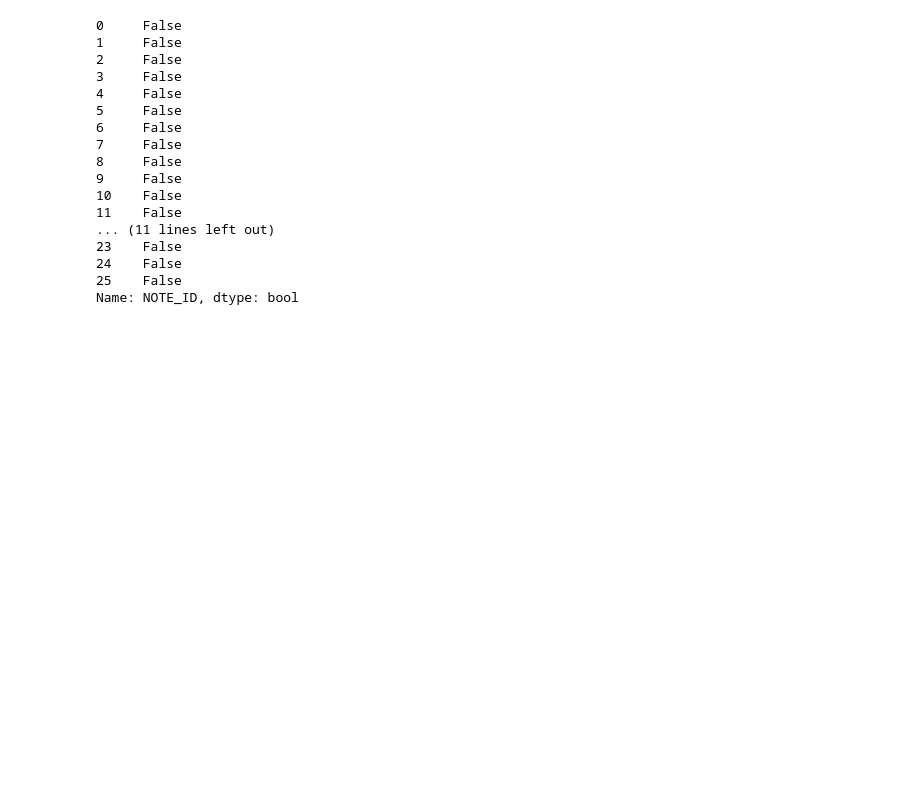
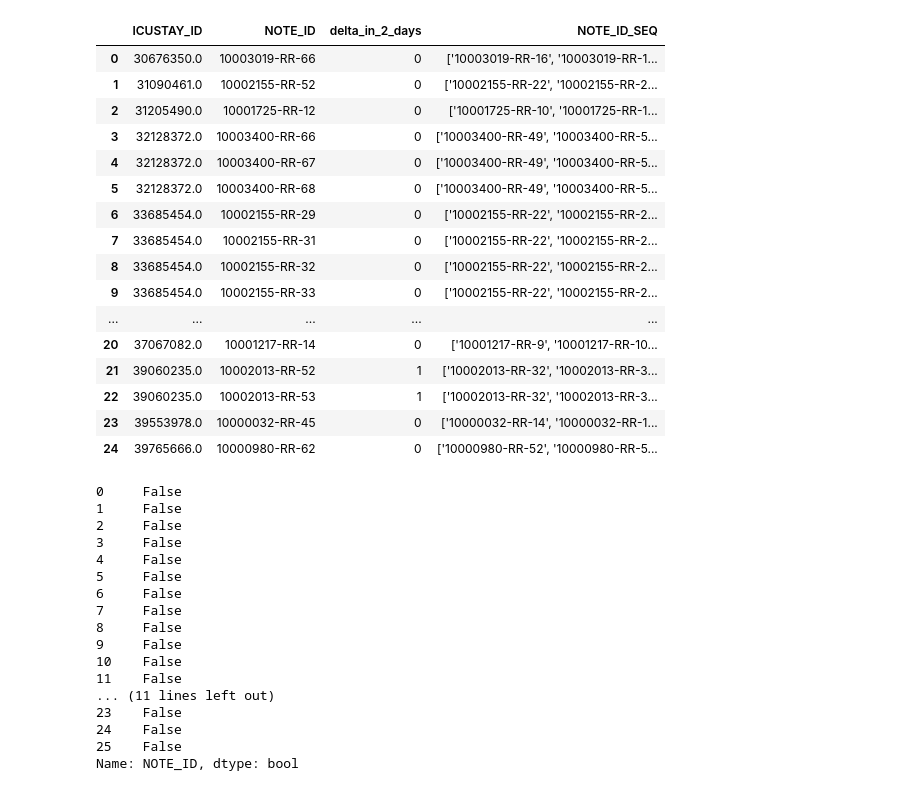
Before and after one commit to BoXHED/BoxHED2.0_Fuse, a Jupyter notebook: src/viewer2.ipynb, the cells around one changed output. Drawn from its saved outputs; the diff is of its cells as text; code cells hidden in the pictures; blank space fills up the shorter version.

```diff
--- a/src/viewer2.ipynb
+++ b/src/viewer2.ipynb
@@ -5,6 +5,34 @@ pd.set_option('display.max_rows', 200)
 pd.set_option('display.max_columns', None)
 pd.set_option('display.max_colwidth', None)  # Display full column width
 from helpers import convert_to_list
+train_og = '/home/ugrads/a/aa_ron_su/BoXHED_Fuse/JSS_SUBMISSION_NEW/data/till_end_mimic_iv_extra_features_train.csv'
+# train_og=pd.read_csv(train_og)
 
-train_path = '/home/ugrads/a/aa_ron_su/BoXHED_Fuse/JSS_SUBMISSION_NEW/data/till_end_mimic_iv_extra_features_train.csv'
-train = pd.read_csv(train_path)
+train_path = '/home/ugrads/a/aa_ron_su/BoXHED_Fuse/JSS_SUBMISSION_NEW/data/till_end_mimic_iv_extra_features_train_NOTE_rad_all.csv'
+test_path = '/home/ugrads/a/aa_ron_su/BoXHED_Fuse/JSS_SUBMISSION_NEW/data/till_end_mimic_iv_extra_features_test_NOTE_rad_all.csv'
+
+train_target_path = '/home/ugrads/a/aa_ron_su/BoXHED_Fuse/JSS_SUBMISSION_NEW/data/targets/testing/till_end_mimic_iv_extra_features_train_NOTE_TARGET_2_rad_all.csv'
+# train = pd.read_csv(train_path)
+# test = pd.read_csv(test_path)
+
+train_target = pd.read_csv(train_target_path)
+# %%
+train_target
+# %% [output]
+|  | ICUSTAY_ID | NOTE_ID | delta_in_2_days | NOTE_ID_SEQ |
+| 0 | 30676350.0 | 10003019-RR-66 | 0 | ['10003019-RR-16', '10003019-RR-1... |
+| 1 | 31090461.0 | 10002155-RR-52 | 0 | ['10002155-RR-22', '10002155-RR-2... |
+| 2 | 31205490.0 | 10001725-RR-12 | 0 | ['10001725-RR-10', '10001725-RR-1... |
+| 3 | 32128372.0 | 10003400-RR-66 | 0 | ['10003400-RR-49', '10003400-RR-5... |
+| 4 | 32128372.0 | 10003400-RR-67 | 0 | ['10003400-RR-49', '10003400-RR-5... |
+| 5 | 32128372.0 | 10003400-RR-68 | 0 | ['10003400-RR-49', '10003400-RR-5... |
+| 6 | 33685454.0 | 10002155-RR-29 | 0 | ['10002155-RR-22', '10002155-RR-2... |
+| 7 | 33685454.0 | 10002155-RR-31 | 0 | ['10002155-RR-22', '10002155-RR-2... |
+| 8 | 33685454.0 | 10002155-RR-32 | 0 | ['10002155-RR-22', '10002155-RR-2... |
+| 9 | 33685454.0 | 10002155-RR-33 | 0 | ['10002155-RR-22', '10002155-RR-2... |
+| ... | ... | ... | ... | ... |
+| 20 | 37067082.0 | 10001217-RR-14 | 0 | ['10001217-RR-9', '10001217-RR-10... |
+| 21 | 39060235.0 | 10002013-RR-52 | 1 | ['10002013-RR-32', '10002013-RR-3... |
+| 22 | 39060235.0 | 10002013-RR-53 | 1 | ['10002013-RR-32', '10002013-RR-3... |
+| 23 | 39553978.0 | 10000032-RR-45 | 0 | ['10000032-RR-14', '10000032-RR-1... |
+| 24 | 39765666.0 | 10000980-RR-62 | 0 | ['10000980-RR-52', '10000980-RR-5... |
```
Also changed, not shown: parts of 16 cells of this notebook, 7 other files.
